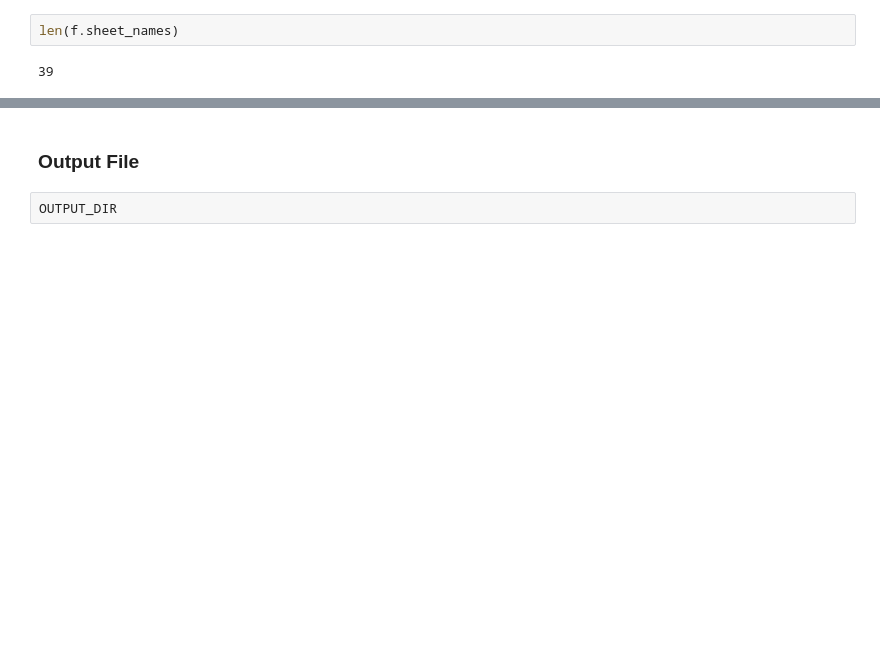
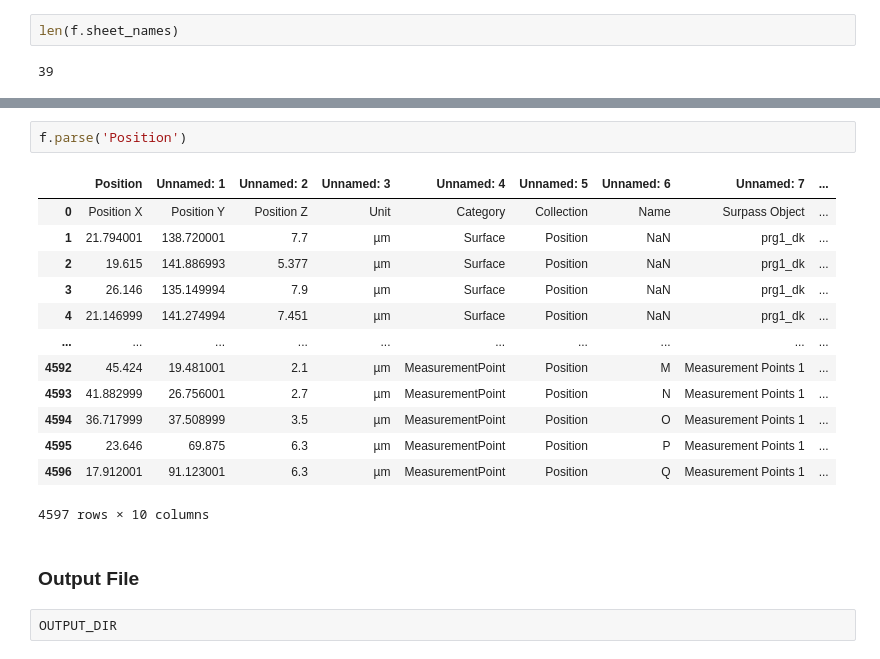
Before and after one commit to conery/gawp, a Jupyter notebook: sandbox/xls_files.ipynb, the cells around one changed output, grey strips where cells are left out. Cells and saved outputs as stored; diff of their text form; blank space fills up the shorter version.

```diff
--- a/sandbox/xls_files.ipynb
+++ b/sandbox/xls_files.ipynb
@@ -123,3 +144,19 @@ f.sheet_names[0:5]
+# %%
+f.parse('Position')
+# %% [output]
+|  | Position | Unnamed: 1 | Unnamed: 2 | Unnamed: 3 | Unnamed: 4 | Unnamed: 5 | Unnamed: 6 | Unnamed: 7 | ... |
+| 0 | Position X | Position Y | Position Z | Unit | Category | Collection | Name | Surpass Object | ... |
+| 1 | 21.794001 | 138.720001 | 7.7 | µm | Surface | Position | NaN | prg1_dk | ... |
+| 2 | 19.615 | 141.886993 | 5.377 | µm | Surface | Position | NaN | prg1_dk | ... |
+| 3 | 26.146 | 135.149994 | 7.9 | µm | Surface | Position | NaN | prg1_dk | ... |
+| 4 | 21.146999 | 141.274994 | 7.451 | µm | Surface | Position | NaN | prg1_dk | ... |
+| ... | ... | ... | ... | ... | ... | ... | ... | ... | ... |
+| 4592 | 45.424 | 19.481001 | 2.1 | µm | MeasurementPoint | Position | M | Measurement Points 1 | ... |
+| 4593 | 41.882999 | 26.756001 | 2.7 | µm | MeasurementPoint | Position | N | Measurement Points 1 | ... |
+| 4594 | 36.717999 | 37.508999 | 3.5 | µm | MeasurementPoint | Position | O | Measurement Points 1 | ... |
+| 4595 | 23.646 | 69.875 | 6.3 | µm | MeasurementPoint | Position | P | Measurement Points 1 | ... |
+| 4596 | 17.912001 | 91.123001 | 6.3 | µm | MeasurementPoint | Position | Q | Measurement Points 1 | ... |
+4597 rows × 10 columns
 # %% [markdown]
 ### Output File
 # %%
```
Also changed, not shown: parts of 28 cells of this notebook, 7 other files.
